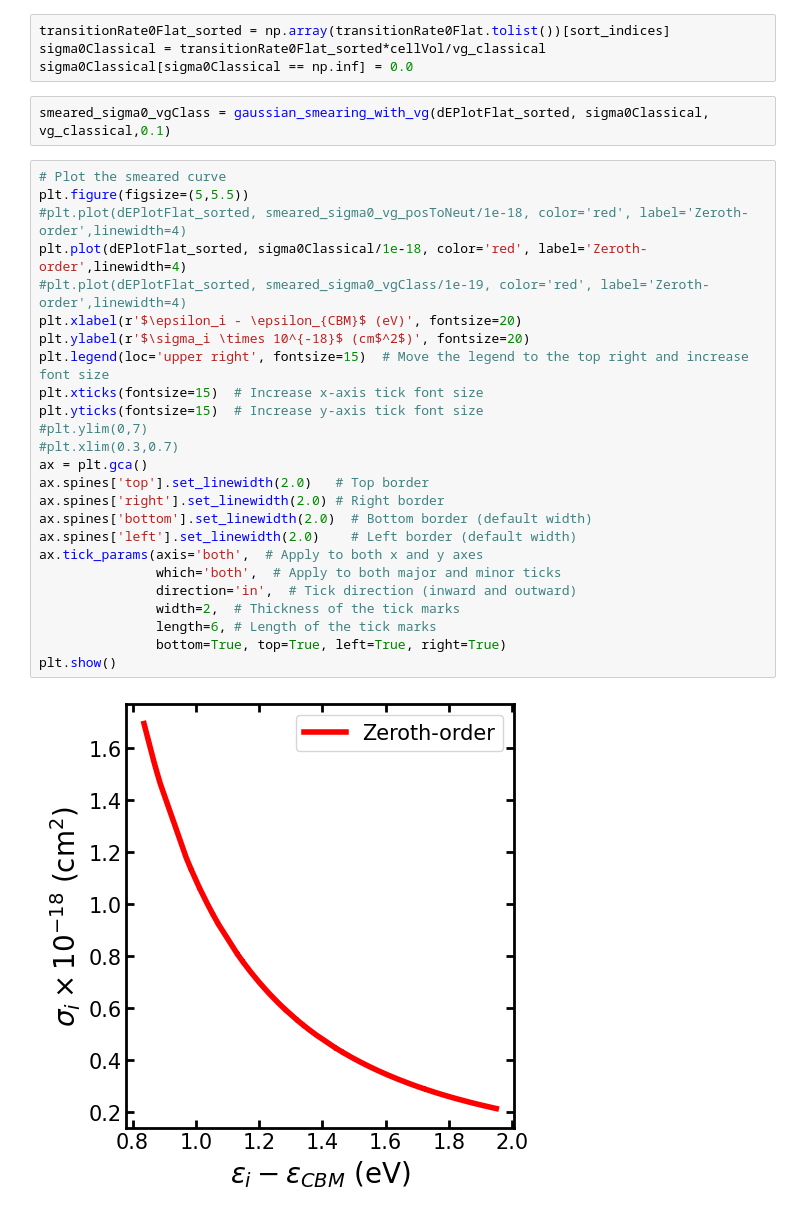
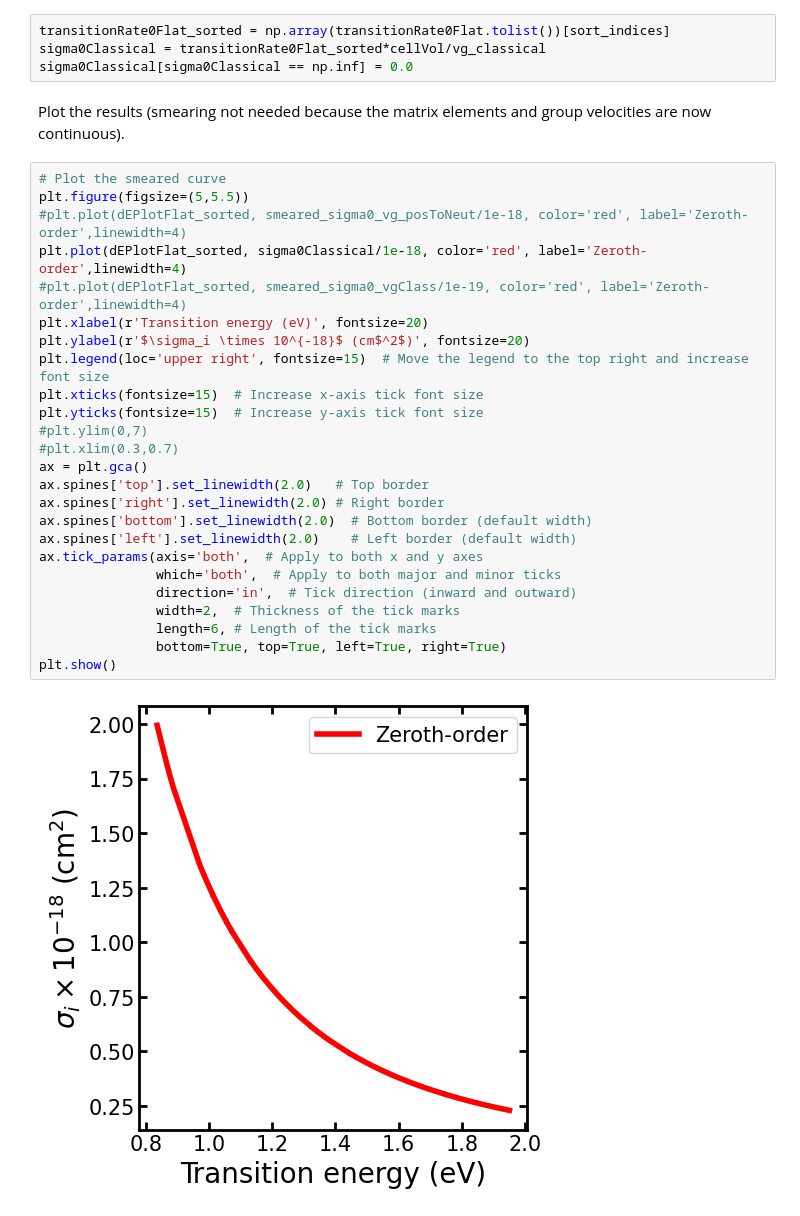
Before and after one commit to laurarnichols/defectCrossSections, a Jupyter notebook: Tools/SmearCrossSectionWithVg.ipynb, the cells around one changed output. Drawn from its saved outputs; the diff is of its cells as text.

Commit message:
Update smearing notebook with notes

```diff
--- a/Tools/SmearCrossSectionWithVg.ipynb
+++ b/Tools/SmearCrossSectionWithVg.ipynb
@@ -288,32 +324,32 @@ transitionRate0Flat = transitionRate0.flatten()/ME0*0.3e-5
 transitionRate0Flat_sorted = np.array(transitionRate0Flat.tolist())[sort_indices]
 sigma0Classical = transitionRate0Flat_sorted*cellVol/vg_classical
 sigma0Classical[sigma0Classical == np.inf] = 0.0
-# %%
-smeared_sigma0_vgClass = gaussian_smearing_with_vg(dEPlotFlat_sorted, sigma0Classical, vg_classical,0.1)
+# %% [markdown]
+Plot the results (smearing not needed because the matrix elements and group velocities are now continuous).
 # %%
 # Plot the smeared curve
 plt.figure(figsize=(5,5.5))
 #plt.plot(dEPlotFlat_sorted, smeared_sigma0_vg_posToNeut/1e-18, color='red', label='Zeroth-order',linewidth=4)
 plt.plot(dEPlotFlat_sorted, sigma0Classical/1e-18, color='red', label='Zeroth-order',linewidth=4)
 #plt.plot(dEPlotFlat_sorted, smeared_sigma0_vgClass/1e-19, color='red', label='Zeroth-order',linewidth=4)
-plt.xlabel(r'$\epsilon_i - \epsilon_{CBM}$ (eV)', fontsize=20)
+plt.xlabel(r'Transition energy (eV)', fontsize=20)
 plt.ylabel(r'$\sigma_i \times 10^{-18}$ (cm$^2$)', fontsize=20)
 plt.legend(loc='upper right', fontsize=15)  # Move the legend to the top right and increase font size
 plt.xticks(fontsize=15)  # Increase x-axis tick font size
 plt.yticks(fontsize=15)  # Increase y-axis tick font size
 #plt.ylim(0,7)
 #plt.xlim(0.3,0.7)
 ax = plt.gca()
 ax.spines['top'].set_linewidth(2.0)   # Top border
 ax.spines['right'].set_linewidth(2.0) # Right border
 ax.spines['bottom'].set_linewidth(2.0)  # Bottom border (default width)
 ax.spines['left'].set_linewidth(2.0)    # Left border (default width)
 ax.tick_params(axis='both',  # Apply to both x and y axes
                which='both',  # Apply to both major and minor ticks
                direction='in',  # Tick direction (inward and outward)
                width=2,  # Thickness of the tick marks
                length=6, # Length of the tick marks
                bottom=True, top=True, left=True, right=True)
 plt.show()
 # %% [output]
-[figure, old version]
+[figure, new version]
```
Also changed, not shown: parts of 35 cells of this notebook.
